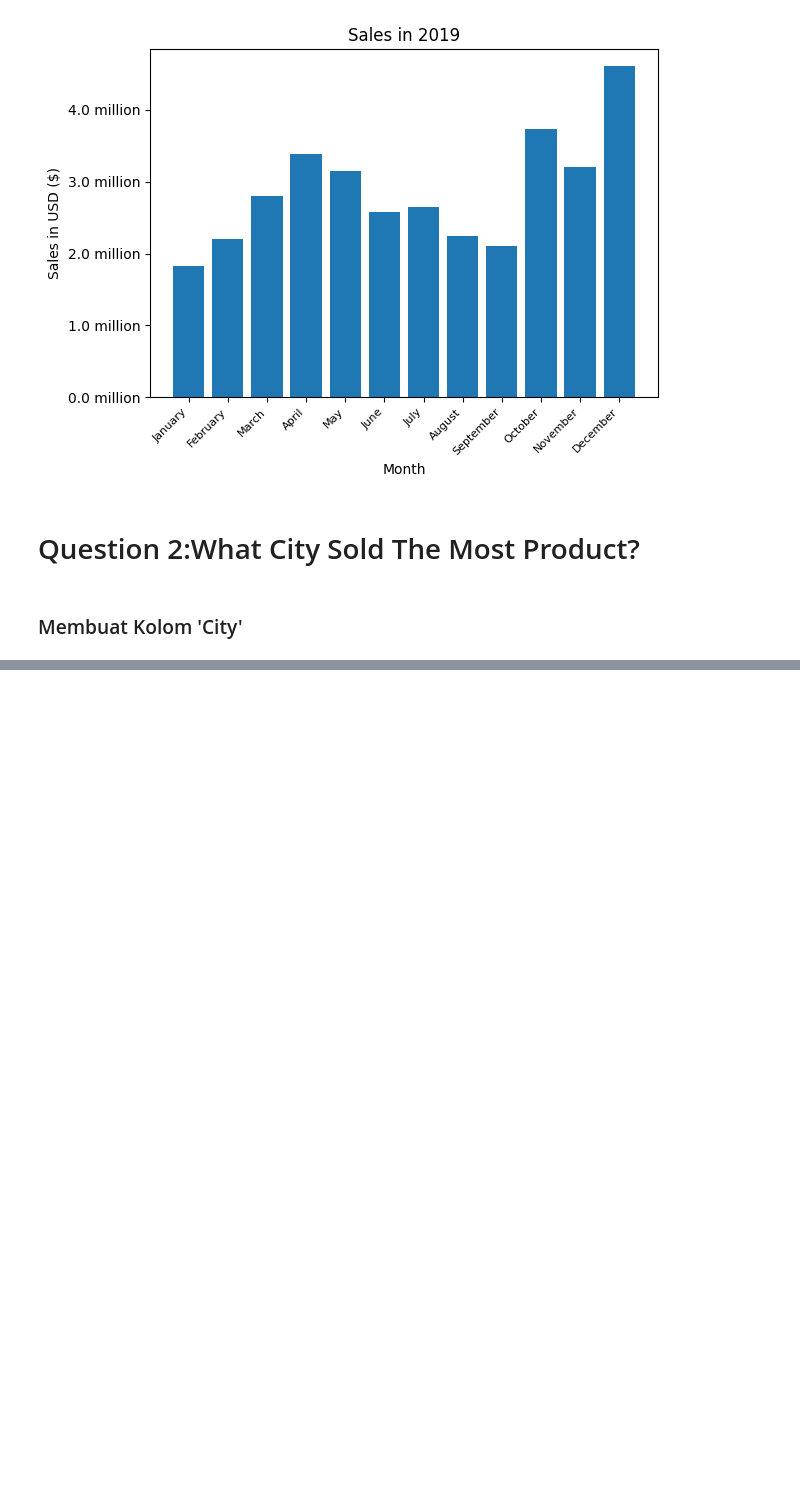
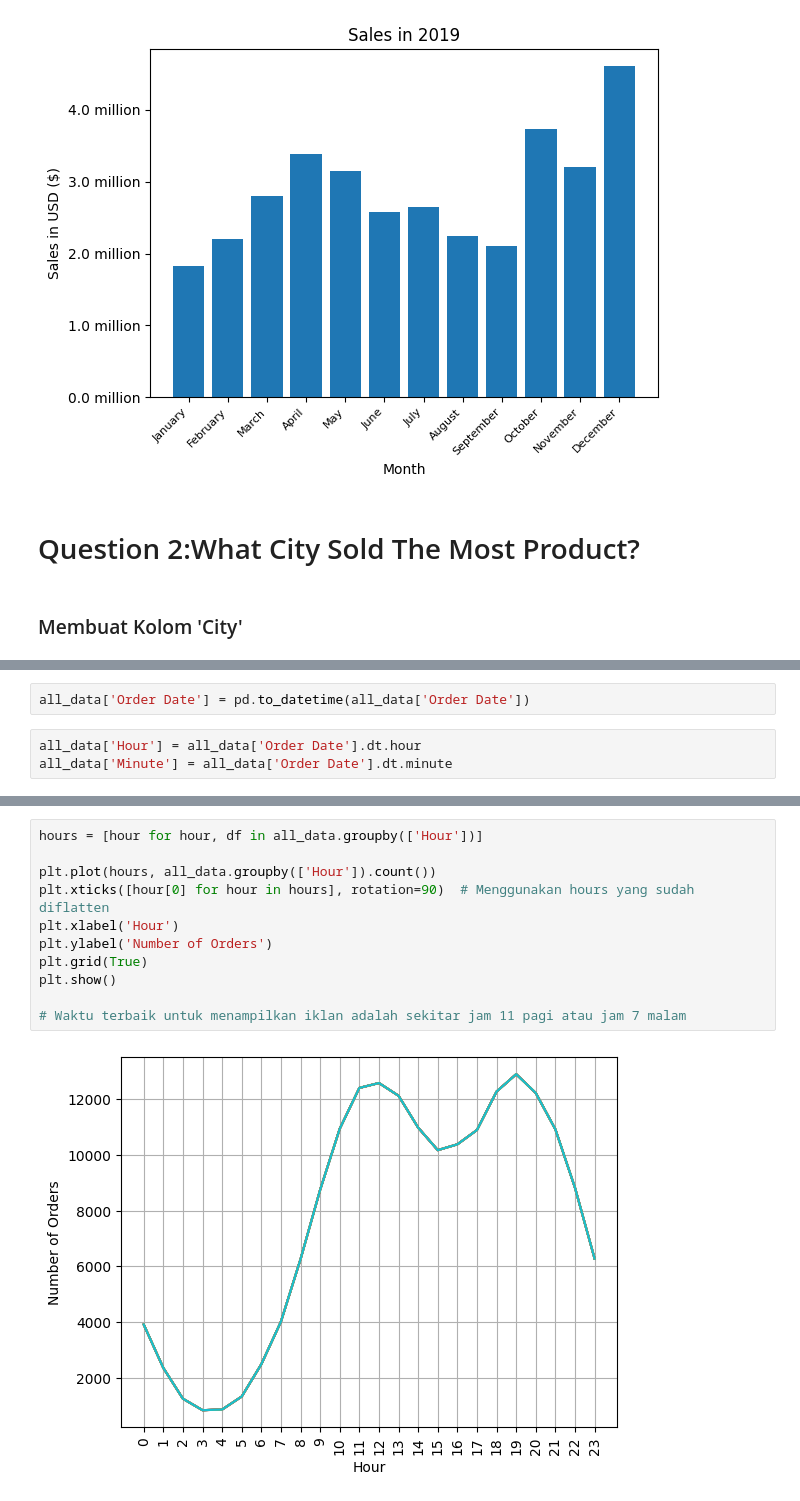
Before and after one commit to Rapapap/Pandas-Data-Science-Task, a Jupyter notebook: Sales_Analysis.ipynb, the cells around one changed output, grey strips where cells are left out. Drawn from its saved outputs; the diff is of its cells as text; blank space fills up the shorter version.

```diff
--- a/Sales_Analysis.ipynb
+++ b/Sales_Analysis.ipynb
@@ -171,0 +182,5 @@ plt.show()
+# %%
+all_data['Order Date'] = pd.to_datetime(all_data['Order Date'])
+# %%
+all_data['Hour'] = all_data['Order Date'].dt.hour
+all_data['Minute'] = all_data['Order Date'].dt.minute
@@ -171,0 +196,13 @@ plt.show()
+# %%
+hours = [hour for hour, df in all_data.groupby(['Hour'])]
+
+plt.plot(hours, all_data.groupby(['Hour']).count())
+plt.xticks([hour[0] for hour in hours], rotation=90)  # Menggunakan hours yang sudah diflatten
+plt.xlabel('Hour')
+plt.ylabel('Number of Orders')
+plt.grid(True)
+plt.show()
+
+# Waktu terbaik untuk menampilkan iklan adalah sekitar jam 11 pagi atau jam 7 malam
+# %% [output]
+[figure, added]
```
Also changed, not shown: parts of 6 cells of this notebook.
